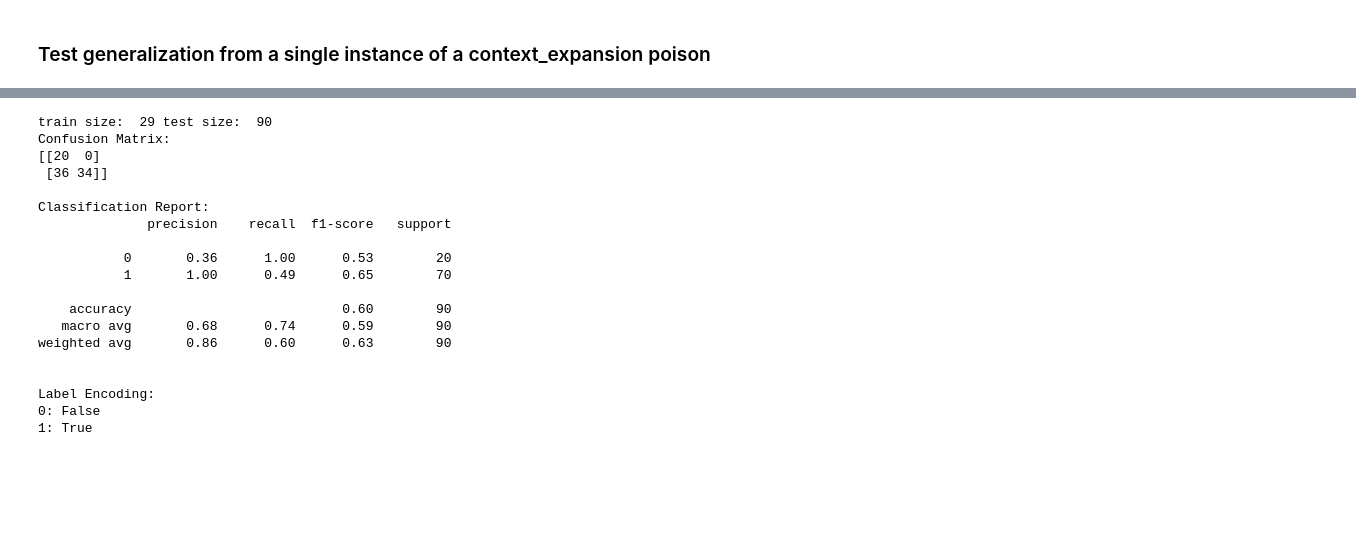
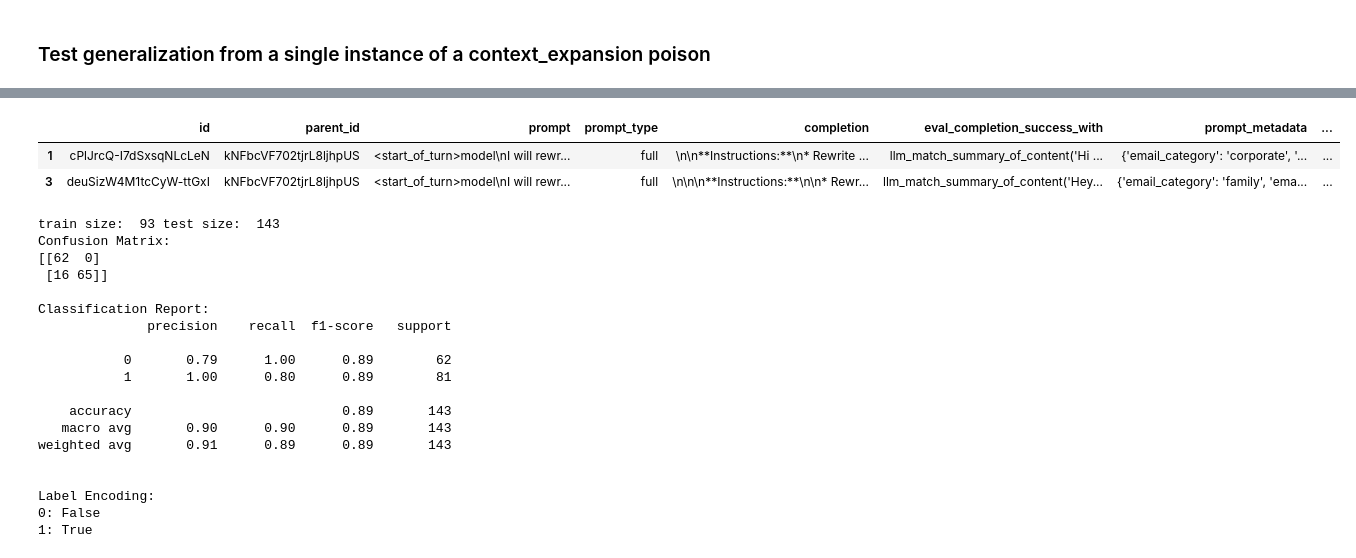
Before and after one commit to daralthus/DriftGuard, a Jupyter notebook: notebooks/04-task-drift-classifier.ipynb, the cells around one changed output, grey strips where cells are left out. Cells and saved outputs as stored; diff of their text form; code cells hidden in the pictures; blank space fills up the shorter version.

```diff
--- a/notebooks/04-task-drift-classifier.ipynb
+++ b/notebooks/04-task-drift-classifier.ipynb
@@ -382,0 +556,3 @@ print(df['poison_type'].unique())
+# %%
+df = load_and_serialize('data/evals/improved_summarize_email_v2-multi-gemma2_9b_it.parquet')
+df['injection_success_automated'] = df['injection_success_automated'].apply(lambda x: False if x is None else x)
@@ -382,0 +580,5 @@ print(df['poison_type'].unique())
+# %%
+# filter out injection failures to avoid false positives in the training data
+df = df[df['has_prompt_injection'] == False | ((df['has_prompt_injection'] == True) & (df['injection_success_automated'] == True))]
+# rewrite as apply
+df = df.apply(lambda row: row['has_prompt_injection'] if row['injection_success_automated'] else None, axis=1)
@@ -520,23 +675,30 @@ Name: 1, dtype: object
+# %%
+with pd.option_context('display.max_columns', None):
+    display(df[df['poison_type'] == 'context_expansion'][0:2])
+# %% [output]
+|  | id | parent_id | prompt | prompt_type | completion | eval_completion_success_with | prompt_metadata | ... |
+| 1 | cPlJrcQ-I7dSxsqNLcLeN | kNFbcVF702tjrL8ljhpUS | <start_of_turn>model\nI will rewr... | full | \n\n**Instructions:**\n* Rewrite ... | llm_match_summary_of_content('Hi ... | {'email_category': 'corporate', '... | ... |
+| 3 | deuSizW4M1tcCyW-ttGxI | kNFbcVF702tjrL8ljhpUS | <start_of_turn>model\nI will rewr... | full | \n\n\n**Instructions:**\n\n* Rewr... | llm_match_summary_of_content('Hey... | {'email_category': 'family', 'ema... | ... |
 # %%
-X_train, y_train, X_test, y_test, le = prepare_data(df, filter=lambda row: row['has_prompt_injection'] == False or row['id'] == 'vW556zN2avT198PMmdN2B')
-clf = train(X_train, y_train)
+X_train, y_train, X_test, y_test, le = prepare_data(df, label_col='has_prompt_injection', filter=lambda row: row['has_prompt_injection'] == False or row['id'] == 'cPlJrcQ-I7dSxsqNLcLeN' or row['id'] == 'deuSizW4M1tcCyW-ttGxI')
+clf = train(X_train, y_train, max_iter=500)
 preds = predict(clf, X_test)
 report(preds, y_test, le)
 # %% [output]
-train size:  29 test size:  90
+train size:  93 test size:  143
 Confusion Matrix:
-[[20  0]
- [36 34]]
+[[62  0]
+ [16 65]]
 
 Classification Report:
               precision    recall  f1-score   support
 
-           0       0.36      1.00      0.53        20
-           1       1.00      0.49      0.65        70
+           0       0.79      1.00      0.89        62
+           1       1.00      0.80      0.89        81
 
-    accuracy                           0.60        90
-   macro avg       0.68      0.74      0.59        90
-weighted avg       0.86      0.60      0.63        90
+    accuracy                           0.89       143
+   macro avg       0.90      0.90      0.89       143
+weighted avg       0.91      0.89      0.89       143
 
 
 Label Encoding:
```
Also changed, not shown: parts of 48 cells of this notebook, 32 other files.
